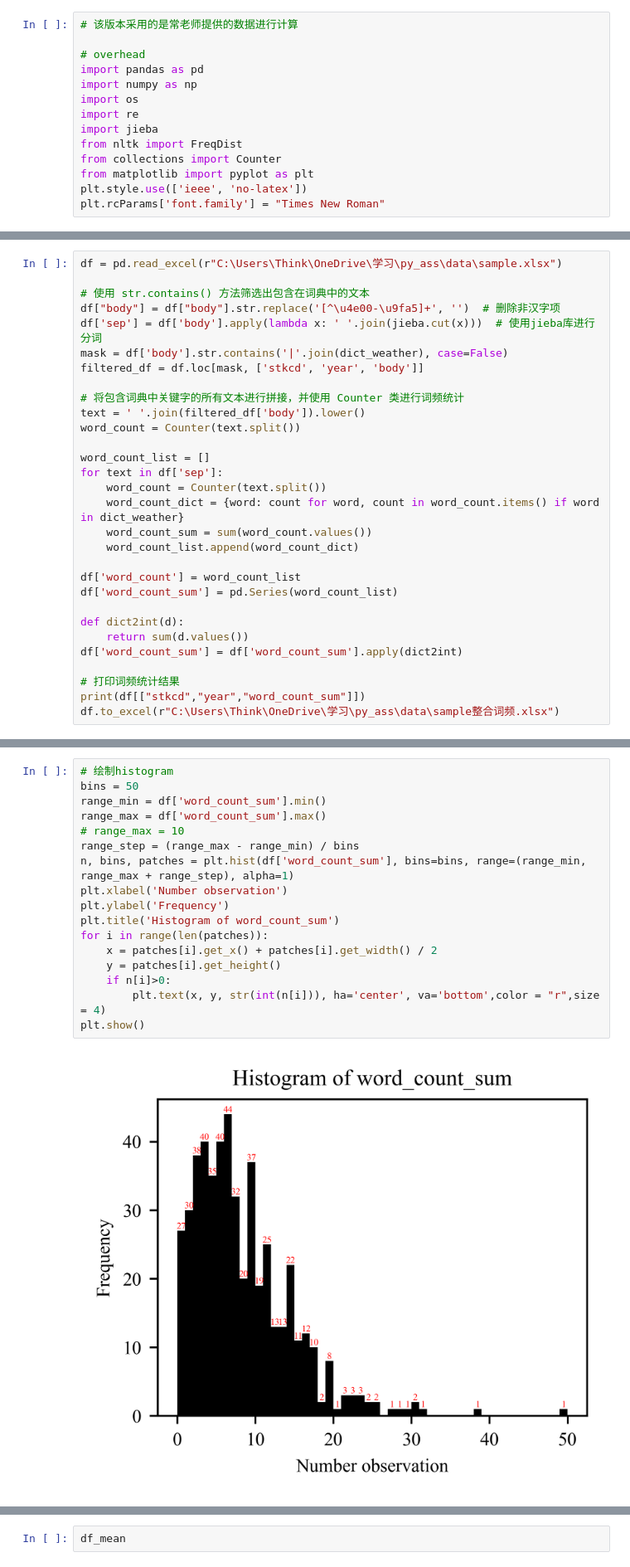
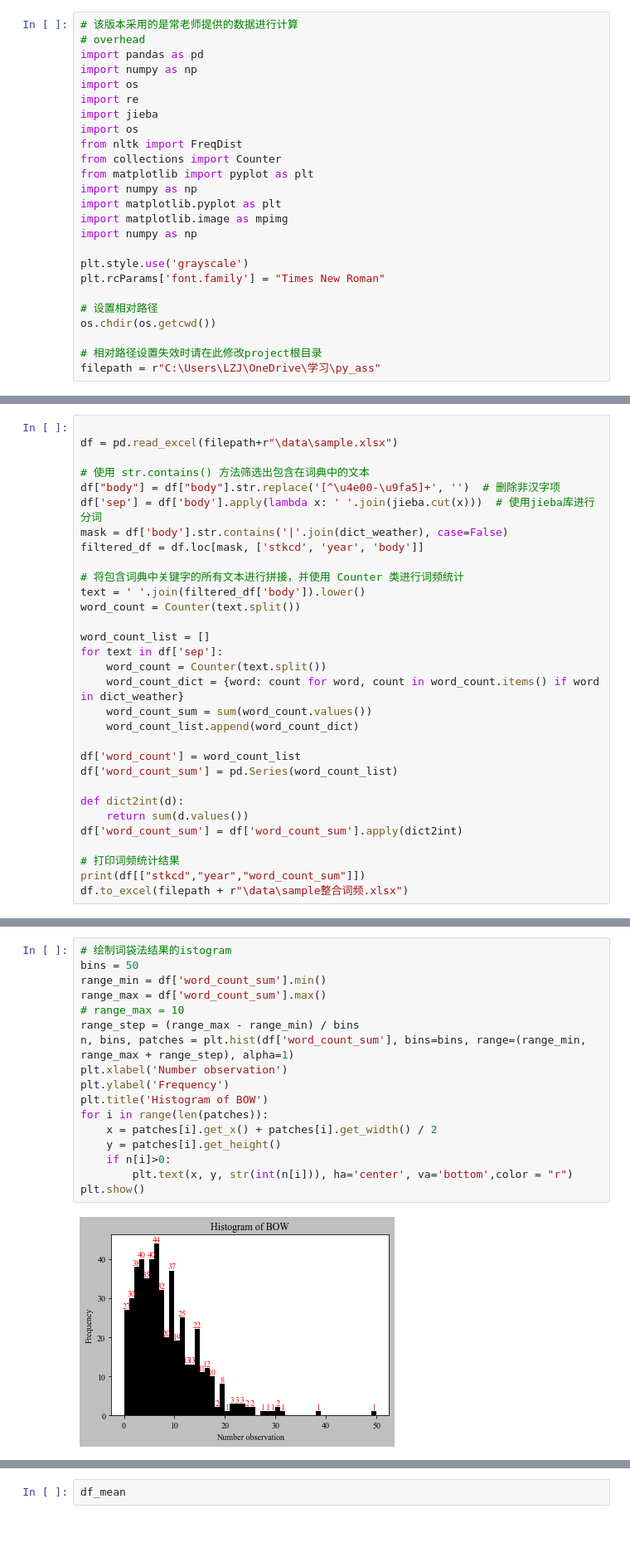
Before and after one commit to KELP0122/py_assignment, a Jupyter notebook: main.ipynb, the cells around one changed output, grey strips where cells are left out. Shown: that part at 83% size. Saved outputs shown, nothing was run; the diff lists cells and outputs as text; blank space fills up the shorter version.

```diff
--- a/main.ipynb
+++ b/main.ipynb
@@ -1,14 +7,25 @@
 # %%
 # 该版本采用的是常老师提供的数据进行计算
-
 # overhead
 import pandas as pd
 import numpy as np
 import os
 import re
 import jieba
+import os
 from nltk import FreqDist
 from collections import Counter
 from matplotlib import pyplot as plt
-plt.style.use(['ieee', 'no-latex'])
+import numpy as np
+import matplotlib.pyplot as plt
+import matplotlib.image as mpimg
+import numpy as np
+
+plt.style.use('grayscale')
 plt.rcParams['font.family'] = "Times New Roman"
+
+# 设置相对路径
+os.chdir(os.getcwd())
+
+# 相对路径设置失效时请在此修改project根目录
+filepath = r"C:\Users\LZJ\OneDrive\学习\py_ass"
@@ -21,7 +46,8 @@ dict_weather = {
     '冲击','影响'
     }
 # %%
-df = pd.read_excel(r"C:\Users\Think\OneDrive\学习\py_ass\data\sample.xlsx")
+
+df = pd.read_excel(filepath+r"\data\sample.xlsx")
 
 # 使用 str.contains() 方法筛选出包含在词典中的文本
 df["body"] = df["body"].str.replace('[^\u4e00-\u9fa5]+', '')  # 删除非汉字项
@@ -49,5 +75,5 @@ df['word_count_sum'] = df['word_count_sum'].apply(dict2int)
 
 # 打印词频统计结果
 print(df[["stkcd","year","word_count_sum"]])
-df.to_excel(r"C:\Users\Think\OneDrive\学习\py_ass\data\sample整合词频.xlsx")
+df.to_excel(filepath + r"\data\sample整合词频.xlsx")
 # %% [output]
@@ -72,22 +94,22 @@ Prefix dict has been built successfully.
 # %%
-# 绘制histogram
+# 绘制词袋法结果的istogram
 bins = 50
 range_min = df['word_count_sum'].min()
 range_max = df['word_count_sum'].max()
 # range_max = 10
 range_step = (range_max - range_min) / bins
 n, bins, patches = plt.hist(df['word_count_sum'], bins=bins, range=(range_min, range_max + range_step), alpha=1)
 plt.xlabel('Number observation')
 plt.ylabel('Frequency')
-plt.title('Histogram of word_count_sum')
+plt.title('Histogram of BOW')
 for i in range(len(patches)):
     x = patches[i].get_x() + patches[i].get_width() / 2
     y = patches[i].get_height()
     if n[i]>0:
-        plt.text(x, y, str(int(n[i])), ha='center', va='bottom',color = "r",size = 4)
+        plt.text(x, y, str(int(n[i])), ha='center', va='bottom',color = "r")
 plt.show()
 # %% [output]
-[figure, old version]
+[figure, new version]
 # %%
 # 绘制年份分布图
 fig = plt.figure()
```
Also changed, not shown: parts of 9 cells of this notebook.
